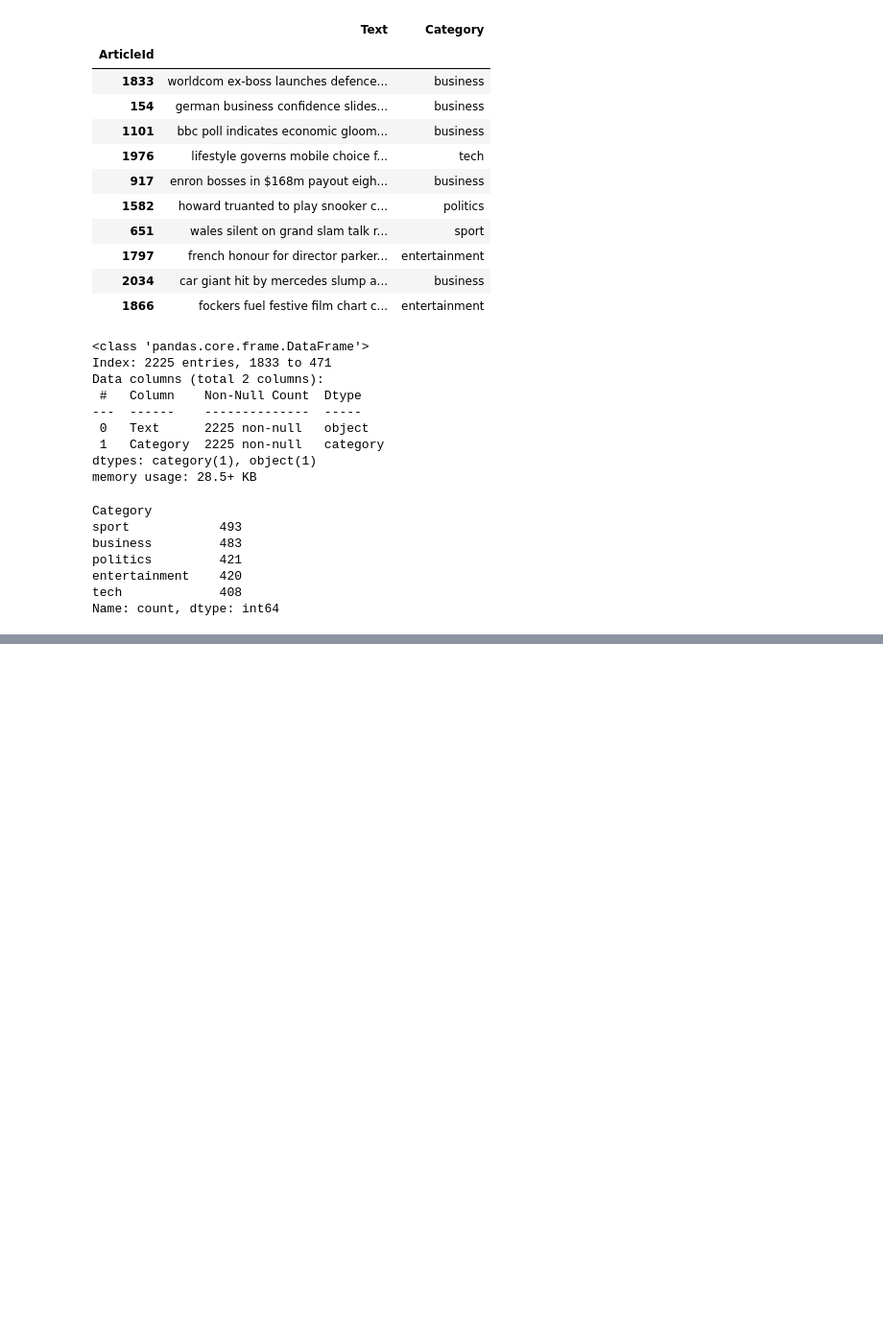
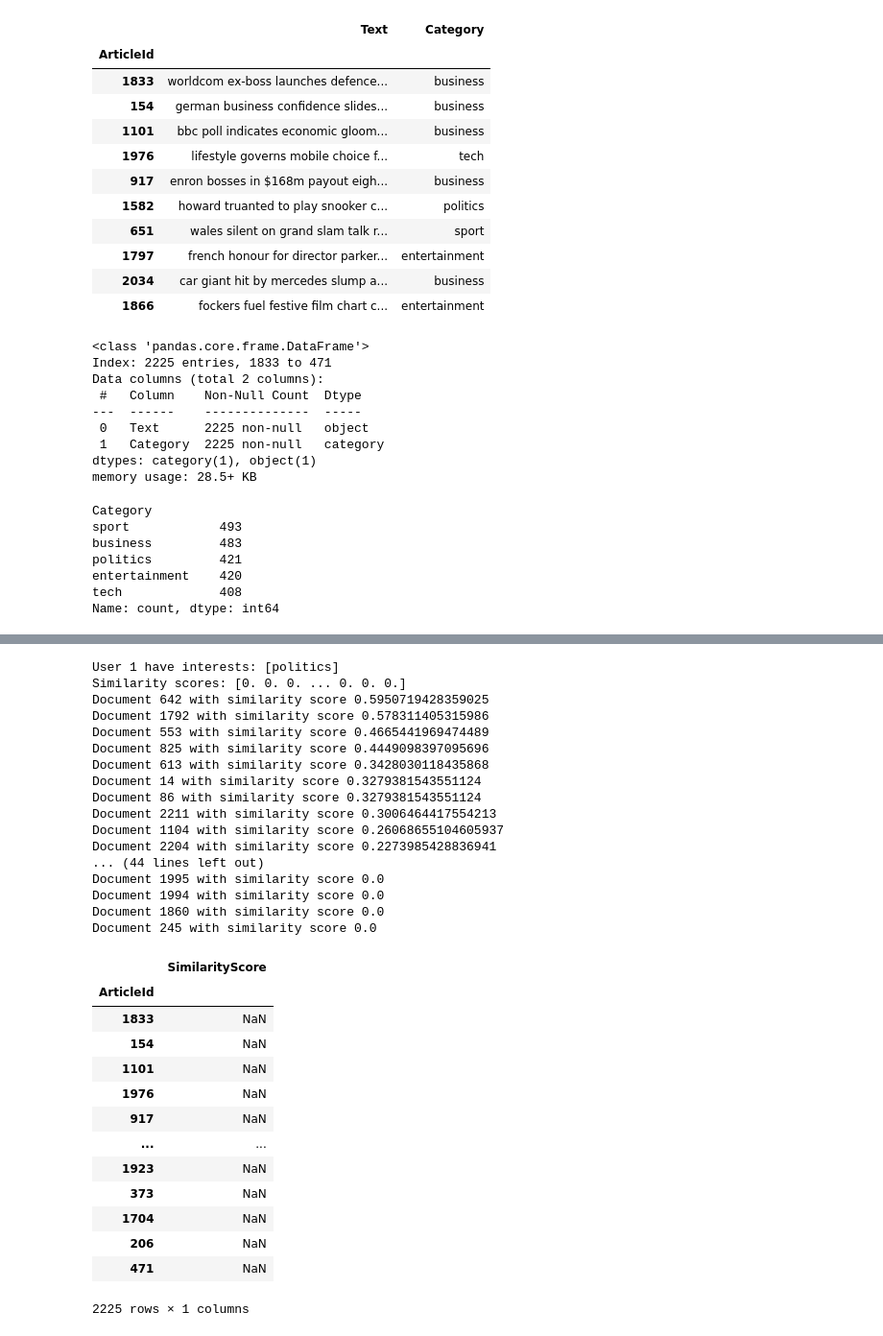
Before and after one commit to Serms1999/information-retrieval, a Jupyter notebook: assignment1/assignment1.ipynb, the cells around one changed output, grey strips where cells are left out. Shown at 96% size. Cells and saved outputs as stored; diff of their text form; code cells hidden in the pictures; blank space fills up the shorter version.

```diff
--- a/assignment1/assignment1.ipynb
+++ b/assignment1/assignment1.ipynb
@@ -260,0 +157,11 @@ Precision and Recall at k for k=1,...,2225
+# %%
+from sklearn.feature_extraction.text import TfidfVectorizer
+from scipy.sparse import csr_matrix
+
+def get_tfidf(data: pd.Series, *, min_df: float = None, max_df: float = None, stop_words_language: str = 'english', max_features: int = 100) -> Tuple[TfidfVectorizer, csr_matrix]:
+    data = data.fillna('')
+    vectorizer = TfidfVectorizer(min_df=min_df or 0.0, max_df=max_df or 0.0,  stop_words=stop_words_language, max_features=max_features)
+    vectors = vectorizer.fit_transform(data)
+    return vectorizer, vectors
+# %%
+vectorizer, document_vectors = get_tfidf(data['Text'], max_df=0.05, stop_words_language='english', max_features=1000)
@@ -260,0 +172,56 @@ Precision and Recall at k for k=1,...,2225
+# %%
+from sklearn.metrics.pairwise import cosine_similarity
+
+user_retrieved_documents: Dict[int, pd.DataFrame] = {
+    user_id: pd.DataFrame(
+        index=data.index,
+        columns=['SimilarityScore']
+    )
+    for user_id, _ in user_interests.items()
+}
+
+for user_id, interests in user_interests.items():
+    print(f'User {user_id} have interests: [{', '.join(interests)}]')
+    for interest in interests:
+        query_vector = vectorizer.transform([interest])
+        similarity_scores = cosine_similarity(query_vector, document_vectors)[0]
+        print(f"Similarity scores: {similarity_scores}")
+        top_documents_indices = similarity_scores.argsort()[-num_documents_to_retrieve:][::-1]
+        for document_index in top_documents_indices:
+            article_id = data.index[document_index]
+            user_retrieved_documents[user_id].loc[article_id] = similarity_scores[document_index]
+            print(f"Document {article_id} with similarity score {similarity_scores[document_index]}")
+
+user_retrieved_documents[1]
+# %% [output]
+User 1 have interests: [politics]
+Similarity scores: [0. 0. 0. ... 0. 0. 0.]
+Document 642 with similarity score 0.5950719428359025
+Document 1792 with similarity score 0.578311405315986
+Document 553 with similarity score 0.4665441969474489
+Document 825 with similarity score 0.4449098397095696
+Document 613 with similarity score 0.3428030118435868
+Document 14 with similarity score 0.3279381543551124
+Document 86 with similarity score 0.3279381543551124
+Document 2211 with similarity score 0.3006464417554213
+Document 1104 with similarity score 0.26068655104605937
+Document 2204 with similarity score 0.2273985428836941
+... (44 lines left out)
+Document 1995 with similarity score 0.0
+Document 1994 with similarity score 0.0
+Document 1860 with similarity score 0.0
+Document 245 with similarity score 0.0
+|  | SimilarityScore |
+| ArticleId |  |
+| 1833 | NaN |
+| 154 | NaN |
+| 1101 | NaN |
+| 1976 | NaN |
+| 917 | NaN |
+| ... | ... |
+| 1923 | NaN |
+| 373 | NaN |
+| 1704 | NaN |
+| 206 | NaN |
+| 471 | NaN |
+2225 rows × 1 columns
```
Also changed, not shown: parts of 43 cells of this notebook.
